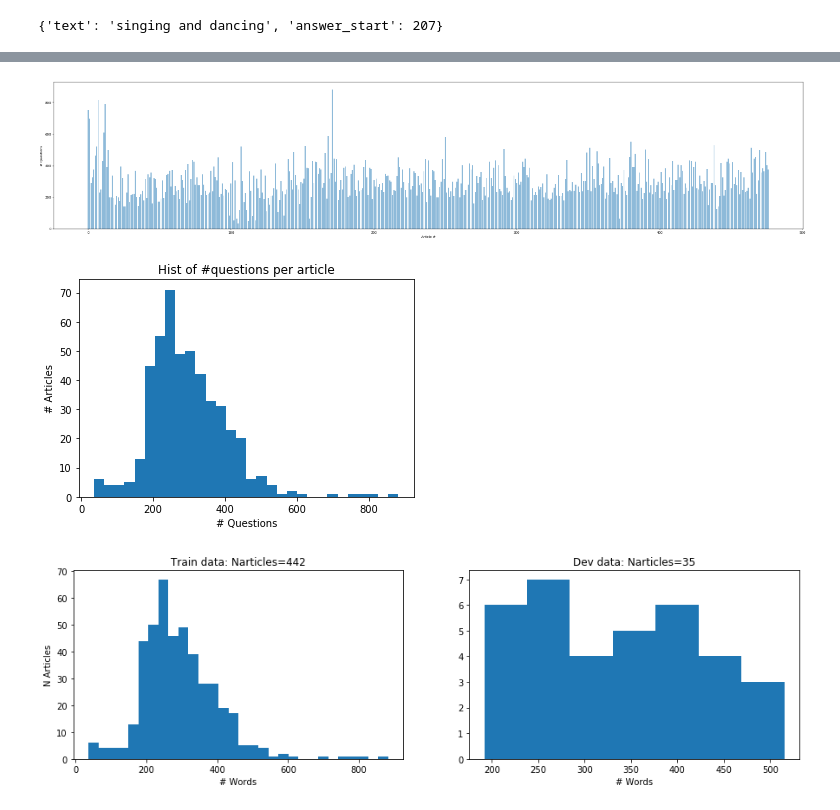
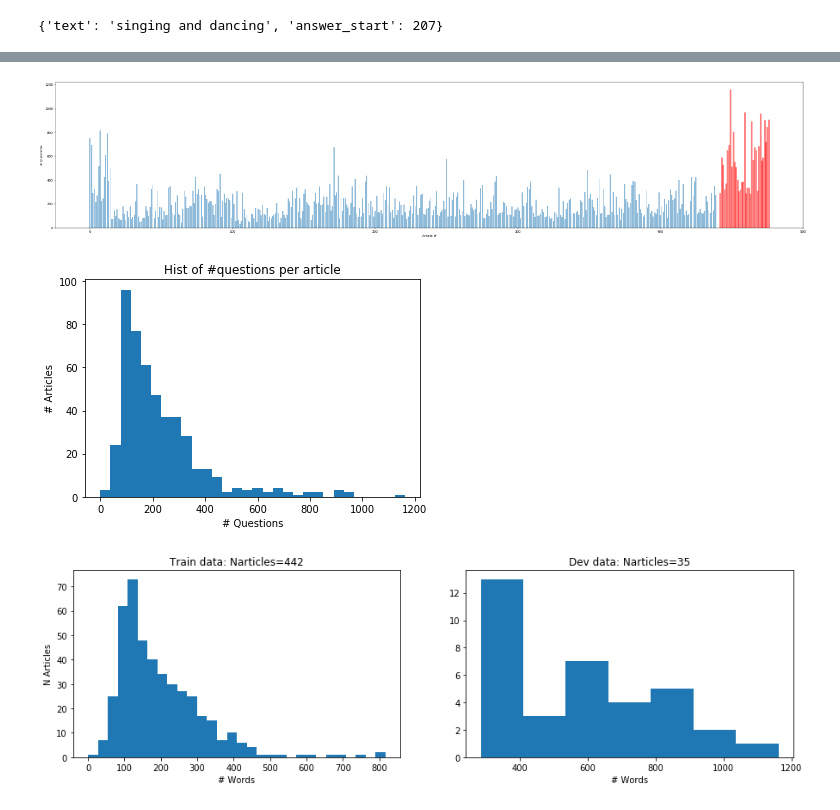
Before and after one commit to davestanley/mindpocket, a Jupyter notebook: play/data_EDA_FITB_generation.ipynb, the cells around one changed output, grey strips where cells are left out. Cells and saved outputs as stored; diff of their text form; code cells hidden in the pictures.

```diff
--- a/play/data_EDA_FITB_generation.ipynb
+++ b/play/data_EDA_FITB_generation.ipynb
@@ -112,36 +146,41 @@ arts[0]['paragraphs'][0]['qas'][0]['answers'][0]
 # %%
-art = arts[:]
+# import mpld3
+# mpld3.enable_notebook()
 
-aquestions = []
+aanswers = []
 for a in art:
-    panswers = [len(p['qas']) for p in a['paragraphs']]
-    aquestions.append(sum(panswers))
-
+    qanswers = [len(q['answers']) for p in a['paragraphs'] for q in p['qas']]
+    aanswers.append(sum(qanswers))
 
 
 figure(num=None, figsize=(40, 8), dpi=40,facecolor='w', edgecolor='k')
-plt.bar(range(len(aquestions)), aquestions, align='center', alpha=0.5)
+barlist = plt.bar(range(len(aanswers)), aanswers, align='center', alpha=0.5)
 plt.xlabel('Article #')
 plt.ylabel('# Questions')
+for i in range(Ntrain,Ntrain+Ndev):
+    barlist[i].set_color('r')
+axes = plt.gca()
+# axes.set_xlim([0,200])
 plt.show()
 
-plt.hist(aquestions, bins=30)  # arguments are passed to np.histogram
+
+plt.hist(aanswers, bins=30)  # arguments are passed to np.histogram
 plt.title("Hist of #questions per article")
 plt.ylabel('# Articles')
 plt.xlabel('# Questions')
 plt.show()
 
 # figure(num=None, figsize=(15, 4), dpi=80, facecolor='w', edgecolor='k')
 f, (ax1, ax2) = plt.subplots(1, 2, sharey=False,figsize=(15, 4));
-ax1.hist(aquestions[0:Ntrain-1], bins=30);  # arguments are passed to np.histogram
+ax1.hist(aanswers[0:Ntrain-1], bins=30);  # arguments are passed to np.histogram
 ax1.set_title("Train data: Narticles=" + str(Ntrain));
 ax1.set_ylabel('N Articles');
 ax1.set_xlabel('# Words');
 
-ax2.hist(aquestions[Ntrain:], bins='auto');  # arguments are passed to np.histogram
+ax2.hist(aanswers[Ntrain:], bins='auto');  # arguments are passed to np.histogram
 ax2.set_title("Dev data: Narticles=" + str(Ndev));
 ax2.set_xlabel('# Words');
 # %% [output]
-[figure, old version]
+[figure, new version]
-[figure, old version]
+[figure, new version]
-[figure, old version]
+[figure, new version]
```
Also changed, not shown: parts of 11 cells of this notebook.
